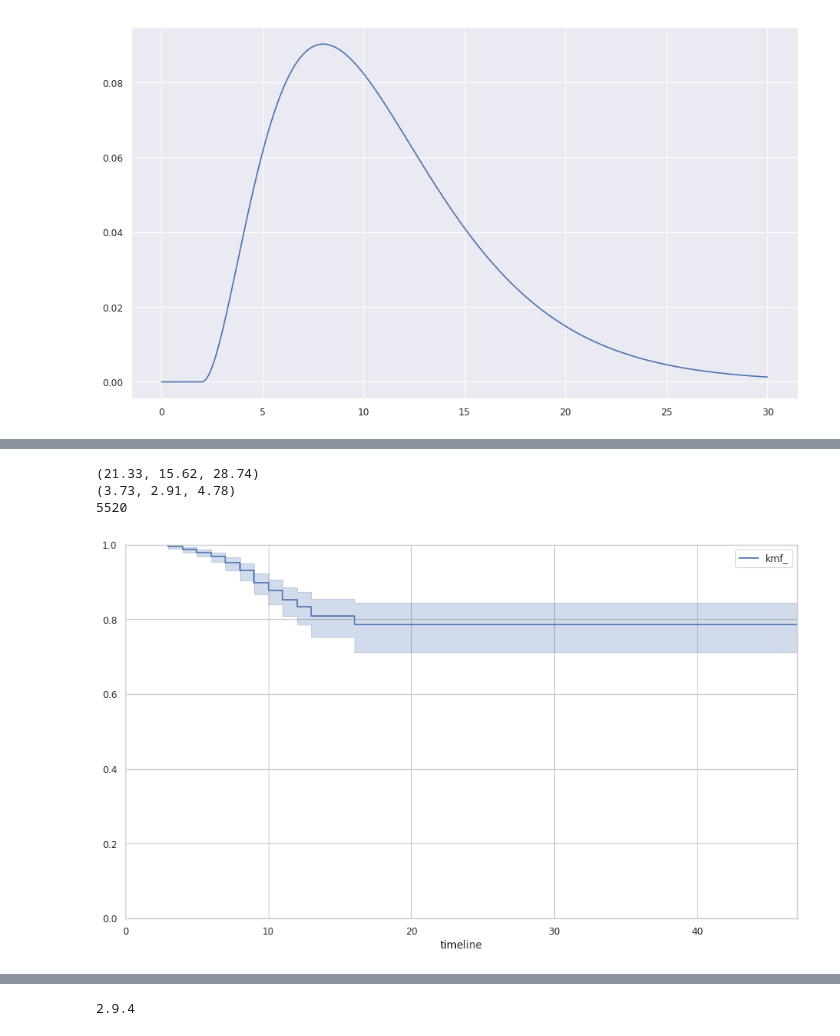
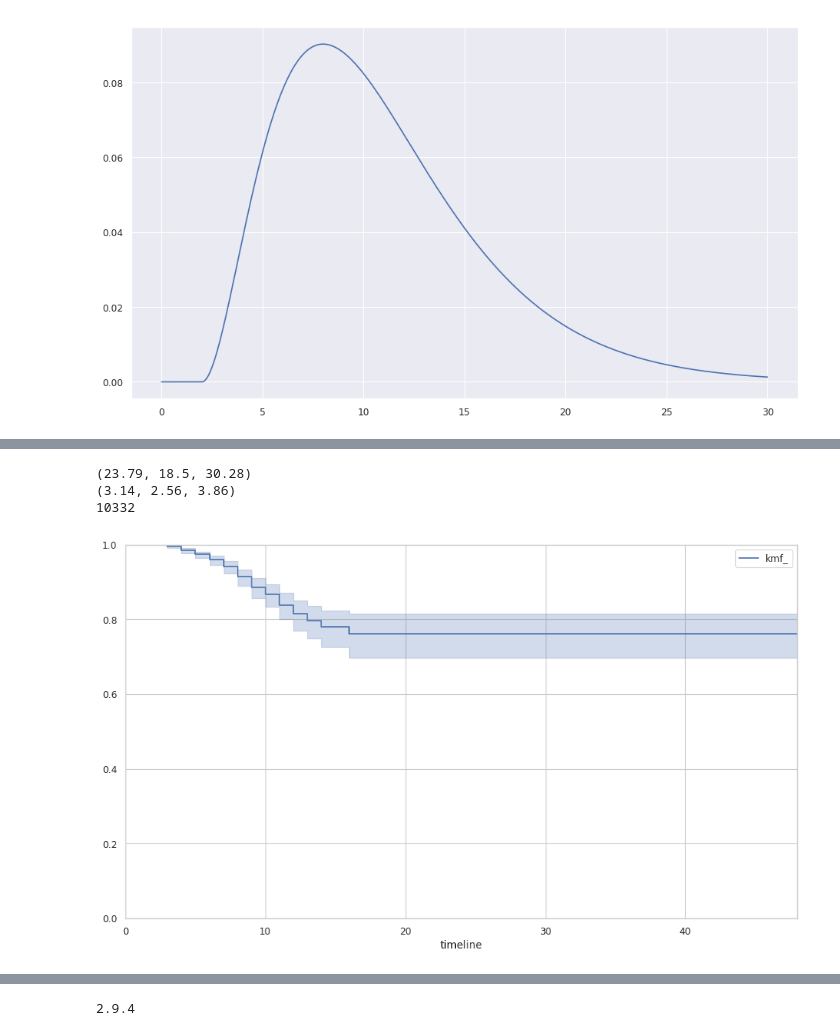
Before and after one commit to cs224/covid-19-data-analysis, a Jupyter notebook: covid-19-survival.ipynb, the cells around one changed output, grey strips where cells are left out. Saved outputs shown, nothing was run; the diff lists cells and outputs as text; code cells hidden in the pictures.

```diff
--- a/covid-19-survival.ipynb
+++ b/covid-19-survival.ipynb
@@ -217,18 +217,18 @@ spain_mortality_analysis.df.tail()
 # %%
 uk_name = 'United Kingdom'
 uk_mortality_analysis = covid19.MortalityAnalysis(uk_name)
 uk_mortality_analysis.fit()
-uk_mortality_analysis2 = covid19.MortalityAnalysis(uk_name, first_date=pd.to_datetime('2020-03-05'), init_add=800, mult=2.0)
+uk_mortality_analysis2 = covid19.MortalityAnalysis(uk_name, first_date=pd.to_datetime('2020-03-05'), init_add=800, mult=3.0)
 uk_mortality_analysis2.fit()
 print(uk_mortality_analysis.death_rate())
 print(uk_mortality_analysis2.death_rate())
 print(uk_mortality_analysis2.prepend_df['confirmed'].iloc[-1])
 uk_mortality_analysis.plot()
 # %% [output]
-(21.33, 15.62, 28.74)
-(3.73, 2.91, 4.78)
-5520
+(23.79, 18.5, 30.28)
+(3.14, 2.56, 3.86)
+10332
-[figure, old version]
+[figure, new version]
 # %%
 uk_mortality_analysis.df.tail()
 # %% [output]
```
Also changed, not shown: parts of 17 cells of this notebook, 2 other files.
